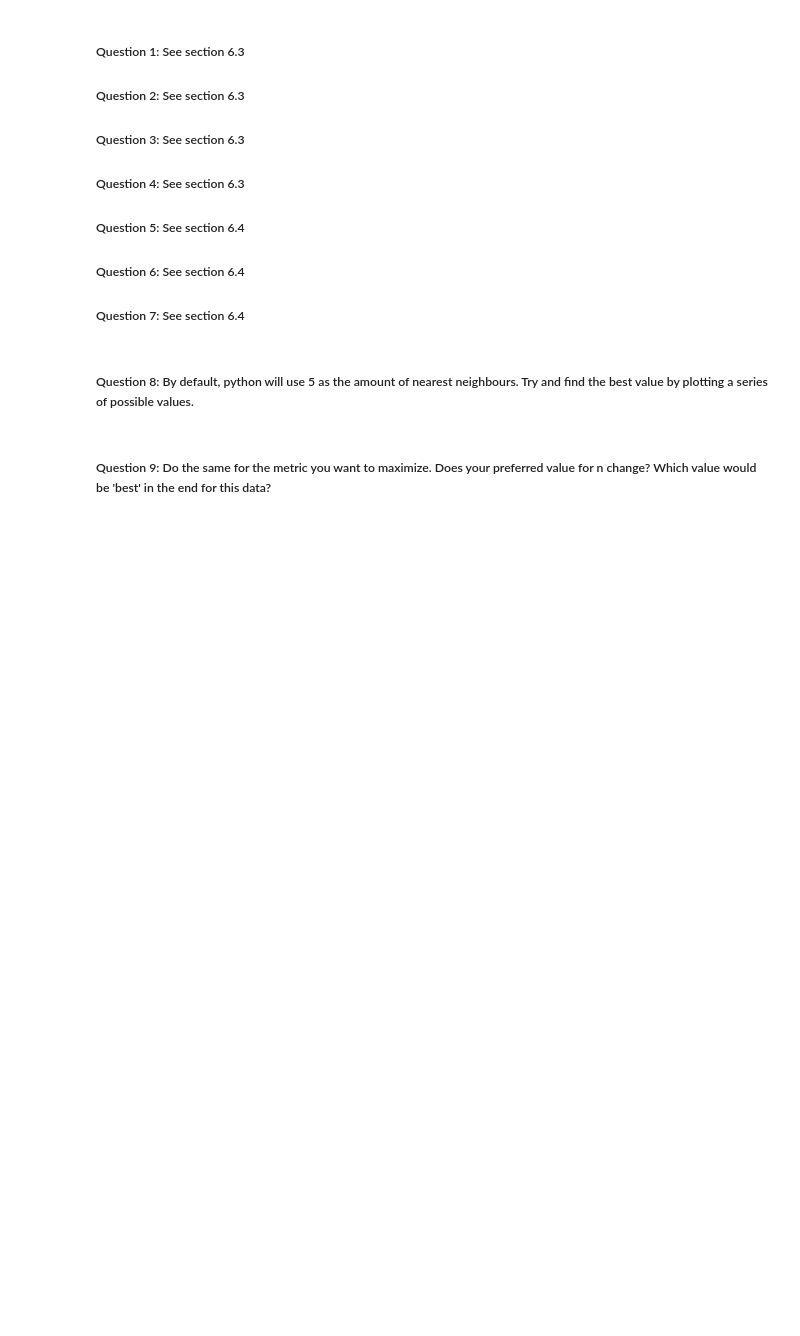
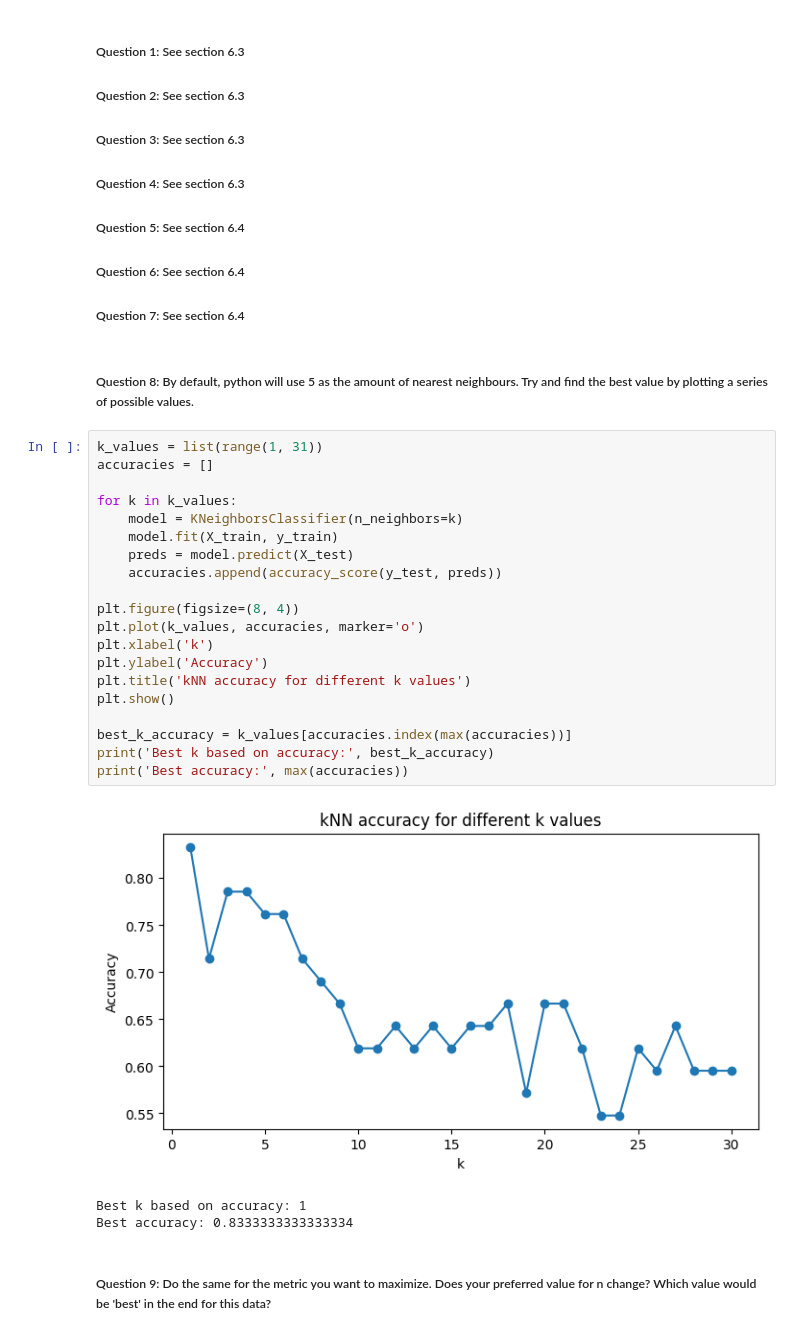
Before and after one commit to ChaybonV/Data-Science-Fundamentals, a Jupyter notebook: 06/DSF 06 - knn Exercise.ipynb, the cells around one changed output. Cells and saved outputs as stored; diff of their text form; blank space fills up the shorter version.

```diff
--- a/06/DSF 06 - knn Exercise.ipynb
+++ b/06/DSF 06 - knn Exercise.ipynb
@@ -82,5 +183,29 @@ Of course our predictions don't mean anything without knowing how good they are.
 ##### Question 7: See section 6.4
 # %% [markdown]
 ##### Question 8: By default, python will use 5 as the amount of nearest neighbours. Try and find the best value by plotting a series of possible values.
+# %%
+k_values = list(range(1, 31))
+accuracies = []
+
+for k in k_values:
+    model = KNeighborsClassifier(n_neighbors=k)
+    model.fit(X_train, y_train)
+    preds = model.predict(X_test)
+    accuracies.append(accuracy_score(y_test, preds))
+
+plt.figure(figsize=(8, 4))
+plt.plot(k_values, accuracies, marker='o')
+plt.xlabel('k')
+plt.ylabel('Accuracy')
+plt.title('kNN accuracy for different k values')
+plt.show()
+
+best_k_accuracy = k_values[accuracies.index(max(accuracies))]
+print('Best k based on accuracy:', best_k_accuracy)
+print('Best accuracy:', max(accuracies))
+# %% [output]
+[figure, added]
+Best k based on accuracy: 1
+Best accuracy: 0.8333333333333334
 # %% [markdown]
 ##### Question 9: Do the same for the metric you want to maximize. Does your preferred value for n change? Which value would be 'best' in the end for this data?
```
Also changed, not shown: parts of 13 cells of this notebook.
